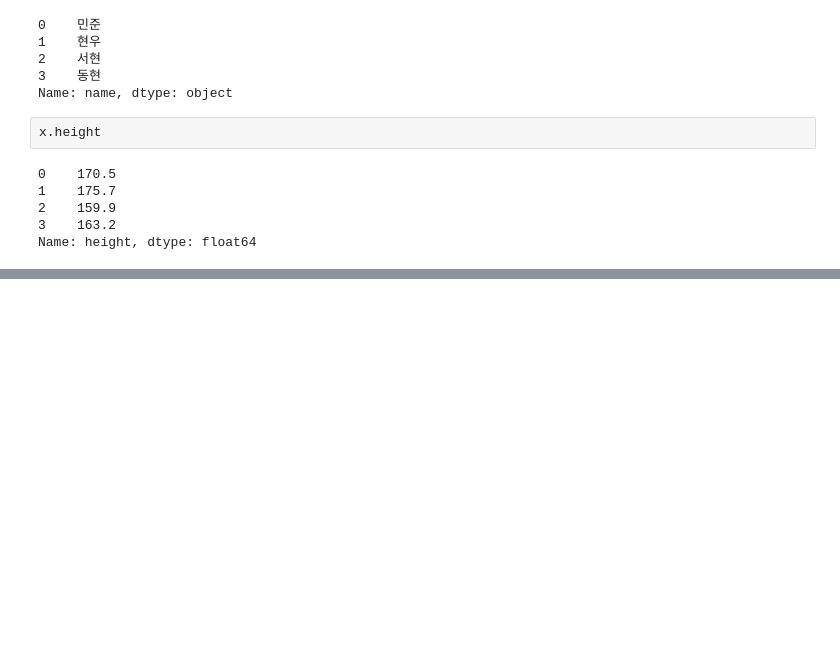
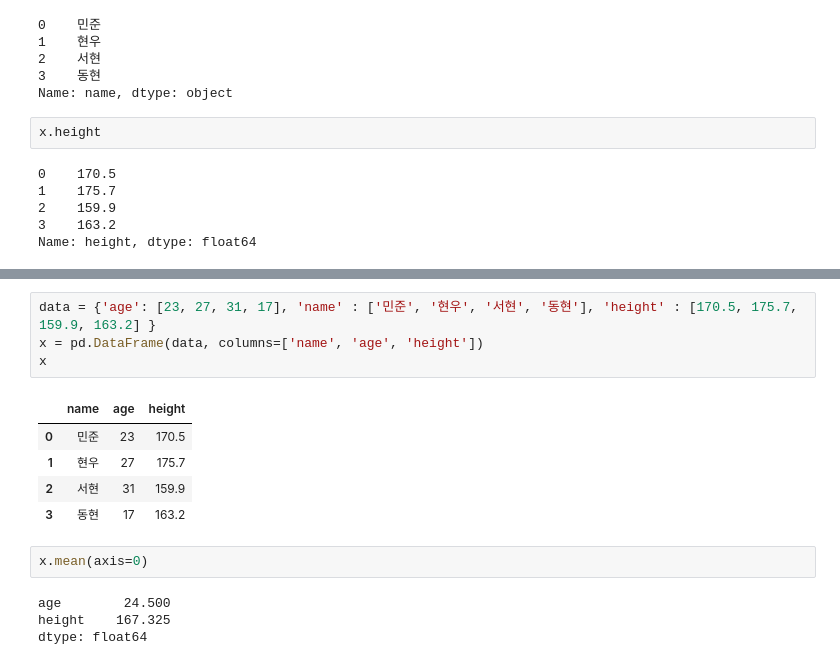
Before and after one commit to wldhksqk/simjiwan1, a Jupyter notebook: 심지완4강5강.ipynb, the cells around one changed output, grey strips where cells are left out. Saved outputs shown, nothing was run; the diff lists cells and outputs as text; blank space fills up the shorter version.

```diff
--- a/심지완4강5강.ipynb
+++ b/심지완4강5강.ipynb
@@ -244,0 +372,16 @@ Name: height, dtype: float64
+# %%
+data = {'age': [23, 27, 31, 17], 'name' : ['민준', '현우', '서현', '동현'], 'height' : [170.5, 175.7, 159.9, 163.2] }
+x = pd.DataFrame(data, columns=['name', 'age', 'height'])
+x
+# %% [output]
+|  | name | age | height |
+| 0 | 민준 | 23 | 170.5 |
+| 1 | 현우 | 27 | 175.7 |
+| 2 | 서현 | 31 | 159.9 |
+| 3 | 동현 | 17 | 163.2 |
+# %%
+x.mean(axis=0)
+# %% [output]
+age        24.500
+height    167.325
+dtype: float64
```
Also changed, not shown: parts of 21 cells of this notebook.
